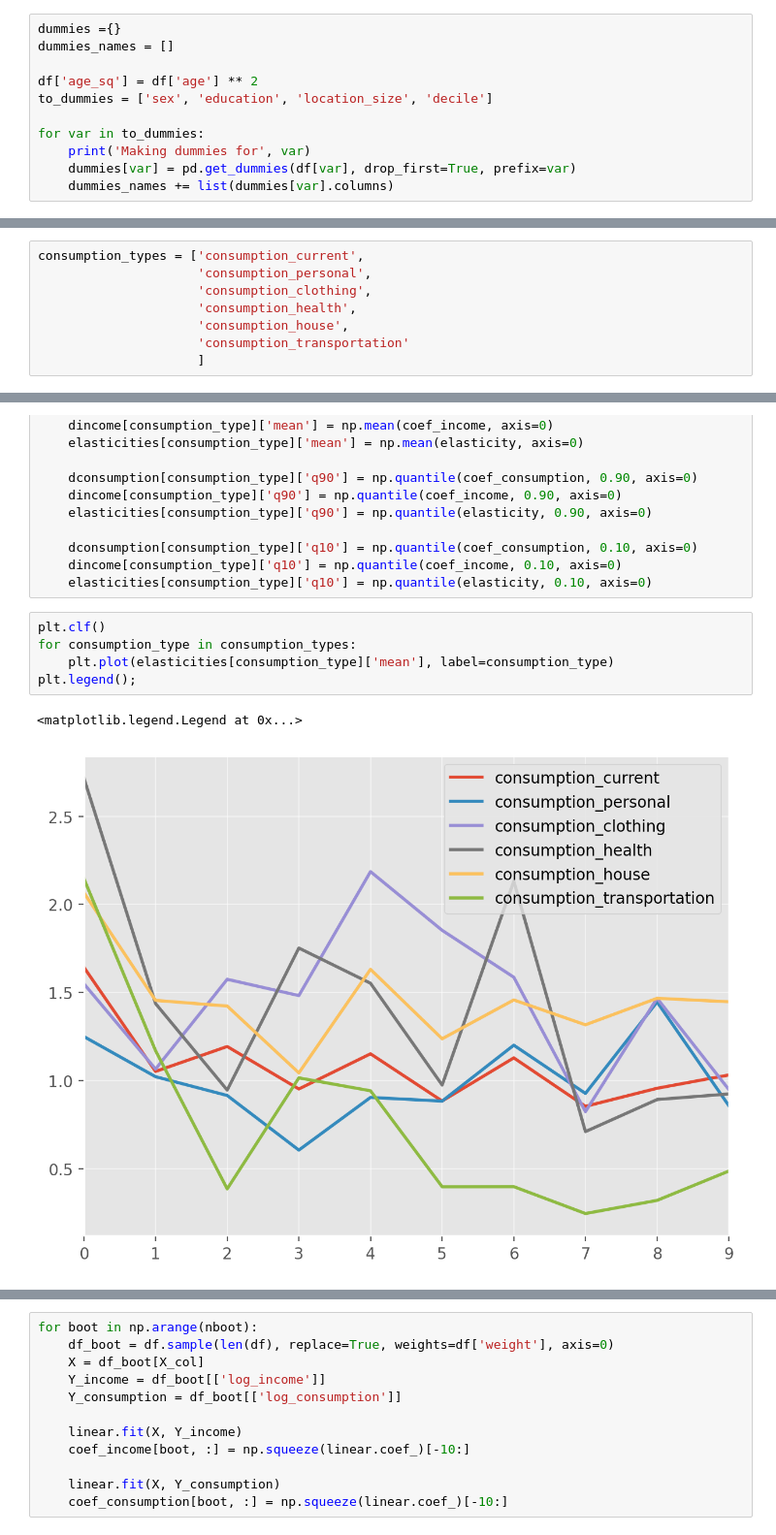
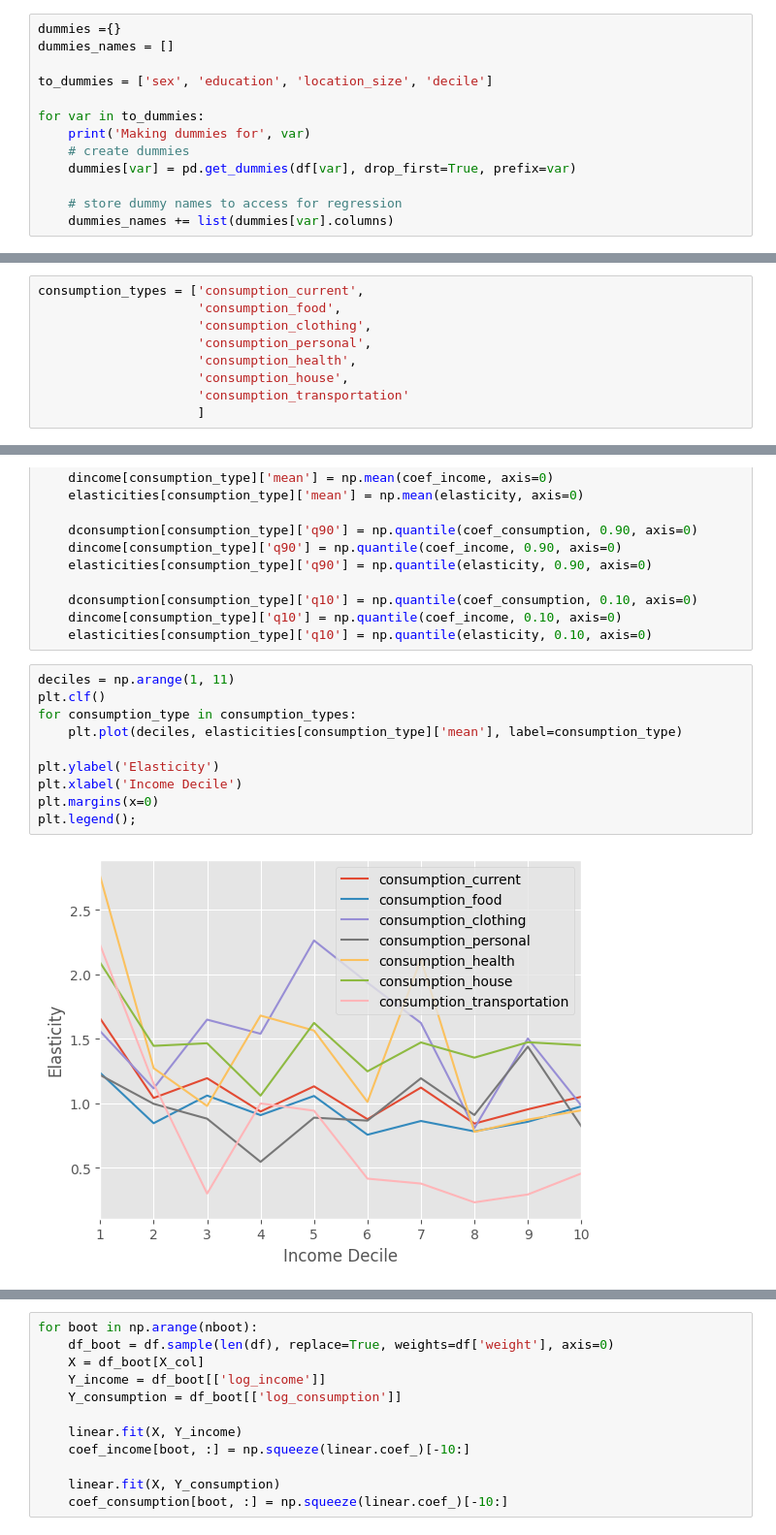
Before and after one commit to mjv2146/household-consumption, a Jupyter notebook: notebooks/03_elasticities_94_96.ipynb, the cells around one changed output, grey strips where cells are left out. Shown at 97% size. Drawn from its saved outputs; the diff is of its cells as text.

```diff
--- a/notebooks/03_elasticities_94_96.ipynb
+++ b/notebooks/03_elasticities_94_96.ipynb
@@ -66,12 +66,14 @@ df = df.merge(deciles[['hhid', 'Y', 'decile']], on=['hhid', 'Y'], how='outer')
 dummies ={}
 dummies_names = []
 
-df['age_sq'] = df['age'] ** 2
 to_dummies = ['sex', 'education', 'location_size', 'decile']
 
 for var in to_dummies:
     print('Making dummies for', var)
+    # create dummies
     dummies[var] = pd.get_dummies(df[var], drop_first=True, prefix=var)
+
+    # store dummy names to access for regression
     dummies_names += list(dummies[var].columns)
 # %% [output]
 Making dummies for sex
@@ -156,8 +159,9 @@ def bootstrap_regression(df, X_col, Y_col, income_measure=None, weight='weight',
 coef_consumption, coef_income = bootstrap_regression(df, X_col, 'log_consumption', income_measure='log_income')
 # %%
 consumption_types = ['consumption_current',
+                     'consumption_food',
+                     'consumption_clothing',
                      'consumption_personal',
-                     'consumption_clothing',
                      'consumption_health',
                      'consumption_house',
                      'consumption_transportation'
@@ -190,10 +194,14 @@ for consumption_type in consumption_types:
     dincome[consumption_type]['q10'] = np.quantile(coef_income, 0.10, axis=0)
     elasticities[consumption_type]['q10'] = np.quantile(elasticity, 0.10, axis=0)
 # %%
+deciles = np.arange(1, 11)
 plt.clf()
 for consumption_type in consumption_types:
-    plt.plot(elasticities[consumption_type]['mean'], label=consumption_type)
+    plt.plot(deciles, elasticities[consumption_type]['mean'], label=consumption_type)
+
+plt.ylabel('Elasticity')
+plt.xlabel('Income Decile')
+plt.margins(x=0)
 plt.legend();
 # %% [output]
-<matplotlib.legend.Legend at 0x...>
-[figure, old version]
+[figure, new version]
```
Also changed, not shown: parts of 6 cells of this notebook, 2 other files.
